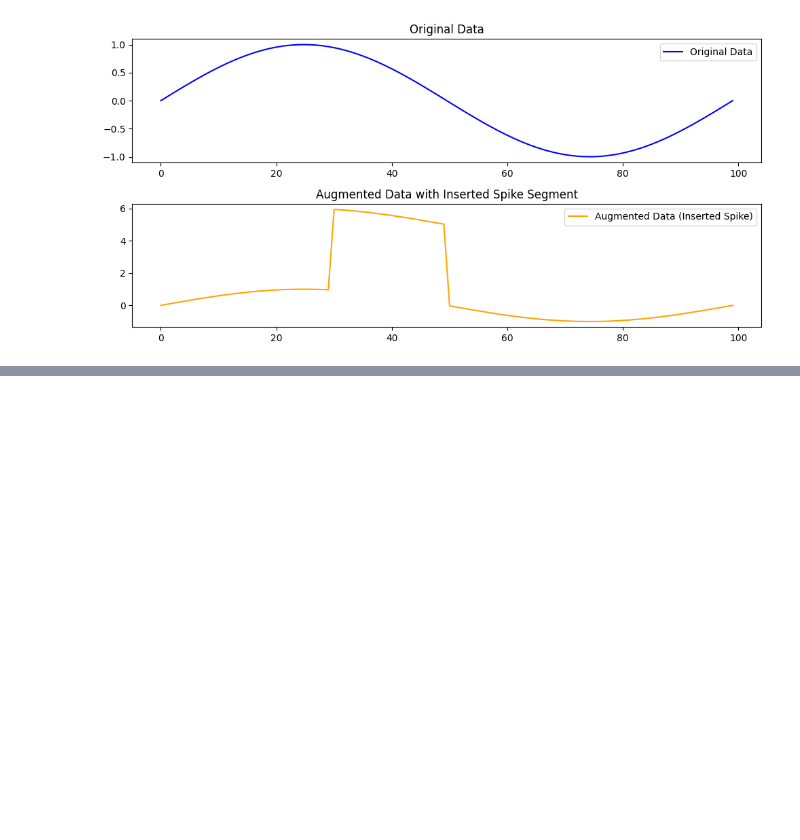
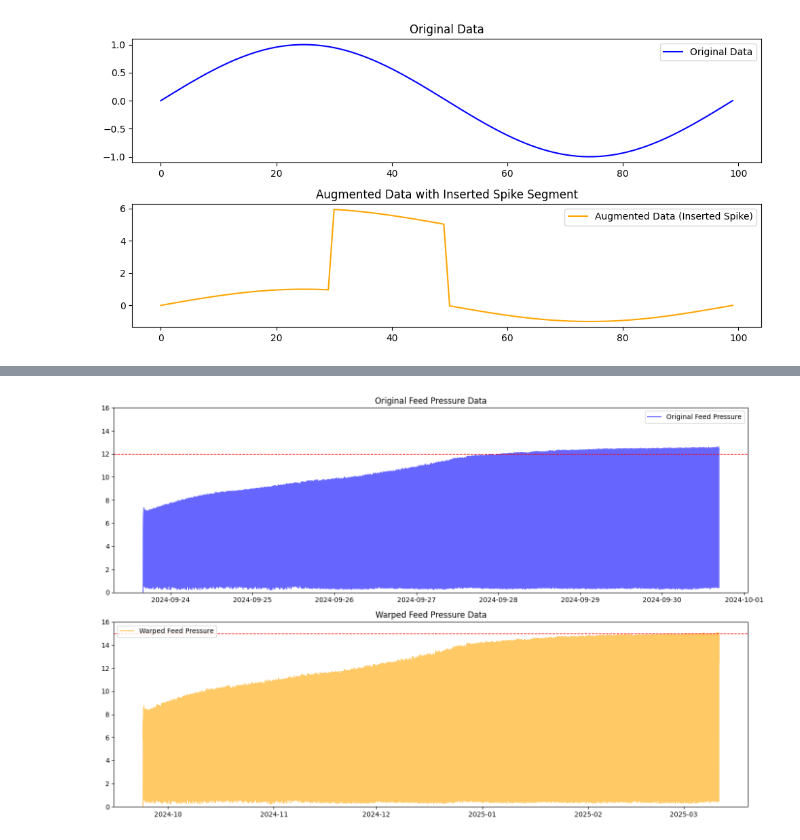
Before and after one commit to AquaMarine-AI/ProjectAW, a Jupyter notebook: time&Magnitude_Warping.ipynb, the cells around one changed output, grey strips where cells are left out. Cells and saved outputs as stored; diff of their text form; code cells hidden in the pictures; blank space fills up the shorter version.

```diff
--- a/time&Magnitude_Warping.ipynb
+++ b/time&Magnitude_Warping.ipynb
@@ -1093,0 +1187,93 @@ plt.show()
+# %%
+import numpy as np
+import pandas as pd
+import matplotlib.pyplot as plt
+from sklearn.preprocessing import MinMaxScaler
+from keras.models import Sequential
+from keras.layers import LSTM, Dense
+from keras.callbacks import EarlyStopping
+from scipy.interpolate import interp1d
+from google.colab import files
+
+# 1. 시각화를 위한 설정
+%matplotlib inline
+
+# 2. CSV 파일에서 데이터 로드
+file_name = '/content/drive/MyDrive/종설프1_5팀/최신_데이터/통합운전데이터.rev01.csv'
+df = pd.read_csv(file_name, encoding='CP949')
+
+# 3. 압력 변수 'RO유입 압력(bar)' 열 선택 (압력 변수만 사용)
+df = df[['RO유입 압력(bar)']]
+df.columns = ['feed_pressure']
+
+# 4. 시간 열 추가 (시작 시간: '2024-09-23 15:57:31')
+start_time = pd.to_datetime('2024-09-23 15:57:31')
+df['time'] = pd.date_range(start=start_time, periods=len(df), freq='T')
+
+# Time Warping 적용 함수 정의
+def time_warping(df, warp_factor=2.0):
+    original_index = np.arange(df.shape[0])
+    warped_index = np.linspace(0, df.shape[0]-1, int(df.shape[0] * warp_factor))
+
+    interpolated_feed_pressure = interp1d(original_index, df['feed_pressure'], kind='linear', fill_value="extrapolate")(warped_index)
+
+    # Time Warping 결과를 새로운 데이터프레임으로 반환
+    warped_df = pd.DataFrame(interpolated_feed_pressure, columns=['feed_pressure'])
+    return warped_df
+
+# Time Warping 적용 함수 정의
+def time_warping(df, warp_factor=2.0):
+    original_index = np.arange(df.shape[0])
+    warped_index = np.linspace(0, df.shape[0]-1, int(df.shape[0] * warp_factor))
+
+    interpolated_feed_pressure = interp1d(original_index, df['feed_pressure'], kind='linear', fill_value="extrapolate")(warped_index)
+
+    # Time Warping 결과를 새로운 데이터프레임으로 반환
+    time_interval_seconds = (df['time'].iloc[1] - df['time'].iloc[0]).total_seconds()  # 초 단위 시간 간격 계산 (1분 간격)
+    warped_time = df['time'].iloc[0] + pd.to_timedelta(np.arange(len(warped_index)) * time_interval_seconds, unit='s')
+
+    warped_df = pd.DataFrame({'time': warped_time, 'feed_pressure': interpolated_feed_pressure})
+    return warped_df
+
+# Magnitude Warping 적용 함수 정의
+def magnitude_warping(df, factor_range=(1.0, 1.2)):
+    factor = np.random.uniform(factor_range[0], factor_range[1], df.shape[0])
+    warped_df = df.copy()
+    warped_df['feed_pressure'] *= factor  # 각 구간마다 진폭 변형
+    return warped_df
+
+# Time Warping 및 Magnitude Warping을 적용
+time_warped_data = time_warping(df, warp_factor=24.0)  # Time Warping 적용
+magnitude_warped_data = magnitude_warping(time_warped_data)  # Magnitude Warping 적용
+
+# 변형된 데이터를 CSV 파일로 저장
+#magnitude_warped_data.to_csv('warped_feed_pressure_with_time.csv', index=False)
+
+# CSV 파일 다운로드
+files.download('warped_feed_pressure_with_time.csv')
+
+# 변형된 데이터 시각화
+plt.figure(figsize=(14, 9))
+
+# 원본 데이터와 Time + Magnitude Warping 적용 데이터 시각화
+plt.figure(figsize=(14, 9))
+
+# 원본 데이터 그래프
+plt.subplot(2, 1, 1)
+plt.plot(df['time'], df['feed_pressure'], label='Original Feed Pressure', color='blue', alpha=0.6)
+plt.title('Original Feed Pressure Data')
+plt.axhline(y=12, color='red', linestyle='--', linewidth=1)
+plt.legend()
+plt.ylim(0, 16)
+
+# 변형된 데이터 그래프
+plt.subplot(2, 1, 2)
+plt.plot(magnitude_warped_data['time'], magnitude_warped_data['feed_pressure'], label='Warped Feed Pressure', color='orange', alpha=0.6)
+plt.title('Warped Feed Pressure Data')
+plt.axhline(y=15, color='red', linestyle='--', linewidth=1)
+plt.legend()
+plt.ylim(0, 16)
+
+plt.tight_layout()
+plt.show()
+# %% [output]
@@ -1093,0 +1283 @@ plt.show()
+[figure, added]
```
Also changed, not shown: parts of 6 cells of this notebook.
